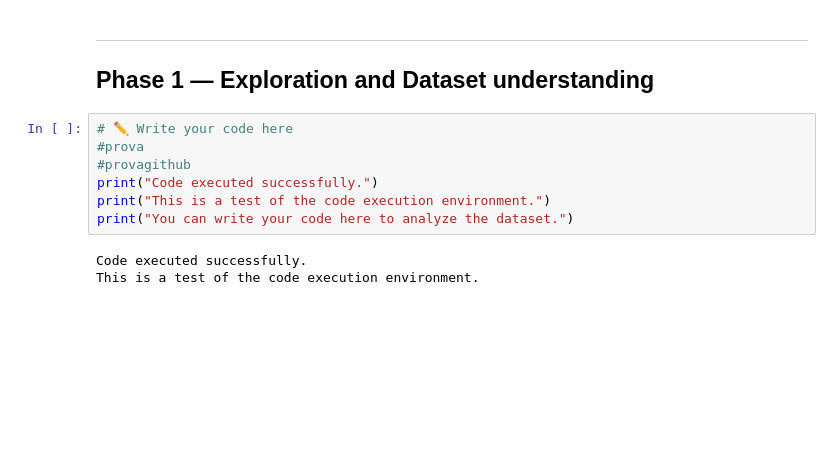
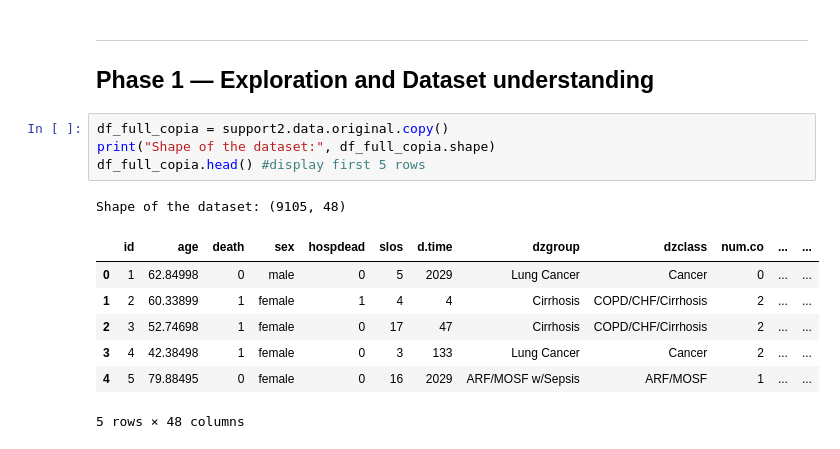
Before and after one commit to renzo0110/Data_Science_Healthcare_Project, a Jupyter notebook: Final_Project_Notebook.ipynb, the cells around one changed output. Drawn from its saved outputs; the diff is of its cells as text; blank space fills up the shorter version.

```diff
--- a/Final_Project_Notebook.ipynb
+++ b/Final_Project_Notebook.ipynb
@@ -119,12 +119,15 @@ Full dataset:
 ---
 ## Phase 1 — Exploration and Dataset understanding
 # %%
-# ✏️ Write your code here
-#prova
-#provagithub
-print("Code executed successfully.")
-print("This is a test of the code execution environment.")
-print("You can write your code here to analyze the dataset.")
+df_full_copia = support2.data.original.copy()
+print("Shape of the dataset:", df_full_copia.shape)
+df_full_copia.head() #display first 5 rows
 # %% [output]
-Code executed successfully.
-This is a test of the code execution environment.
+Shape of the dataset: (9105, 48)
+|  | id | age | death | sex | hospdead | slos | d.time | dzgroup | dzclass | num.co | ... | ... |
+| 0 | 1 | 62.84998 | 0 | male | 0 | 5 | 2029 | Lung Cancer | Cancer | 0 | ... | ... |
+| 1 | 2 | 60.33899 | 1 | female | 1 | 4 | 4 | Cirrhosis | COPD/CHF/Cirrhosis | 2 | ... | ... |
+| 2 | 3 | 52.74698 | 1 | female | 0 | 17 | 47 | Cirrhosis | COPD/CHF/Cirrhosis | 2 | ... | ... |
+| 3 | 4 | 42.38498 | 1 | female | 0 | 3 | 133 | Lung Cancer | Cancer | 2 | ... | ... |
+| 4 | 5 | 79.88495 | 0 | female | 0 | 16 | 2029 | ARF/MOSF w/Sepsis | ARF/MOSF | 1 | ... | ... |
+5 rows × 48 columns
```
Also changed, not shown: parts of 10 cells of this notebook.
